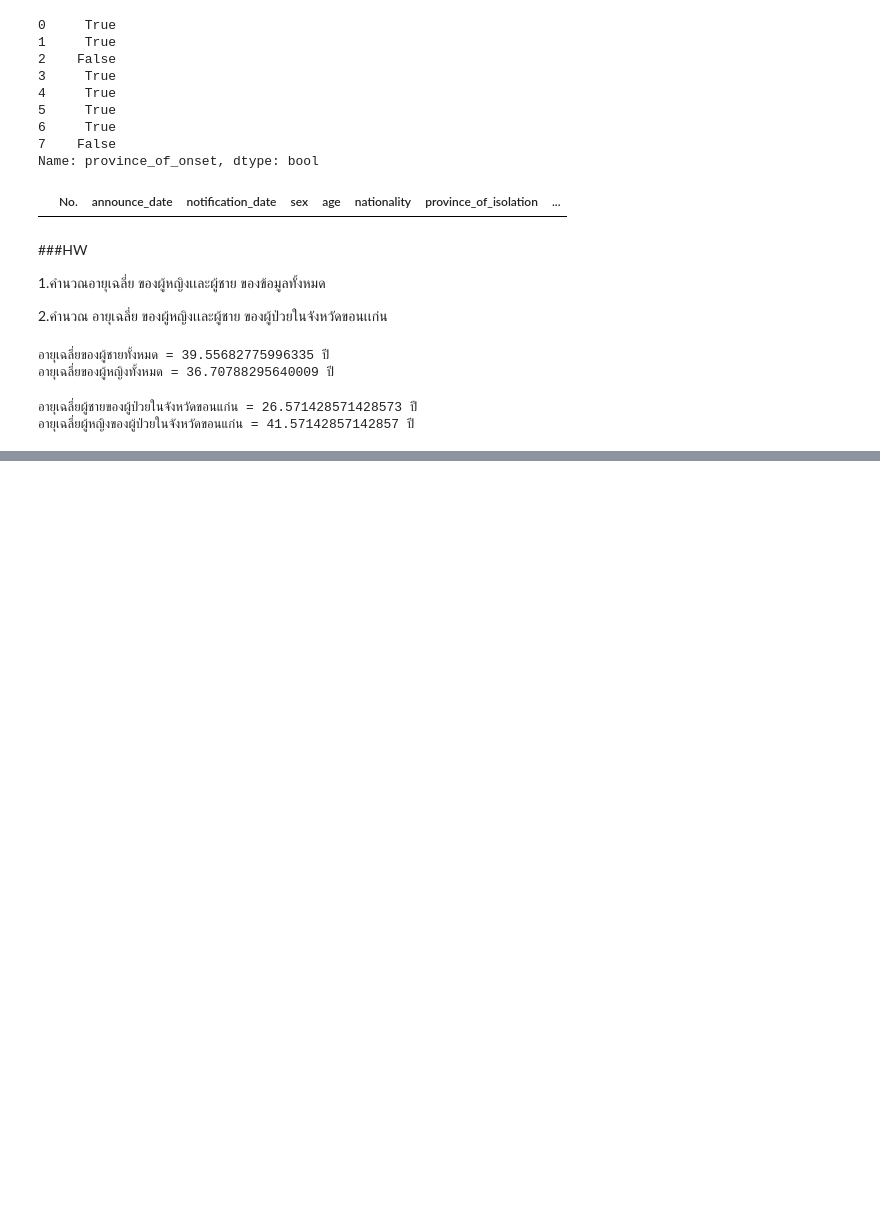
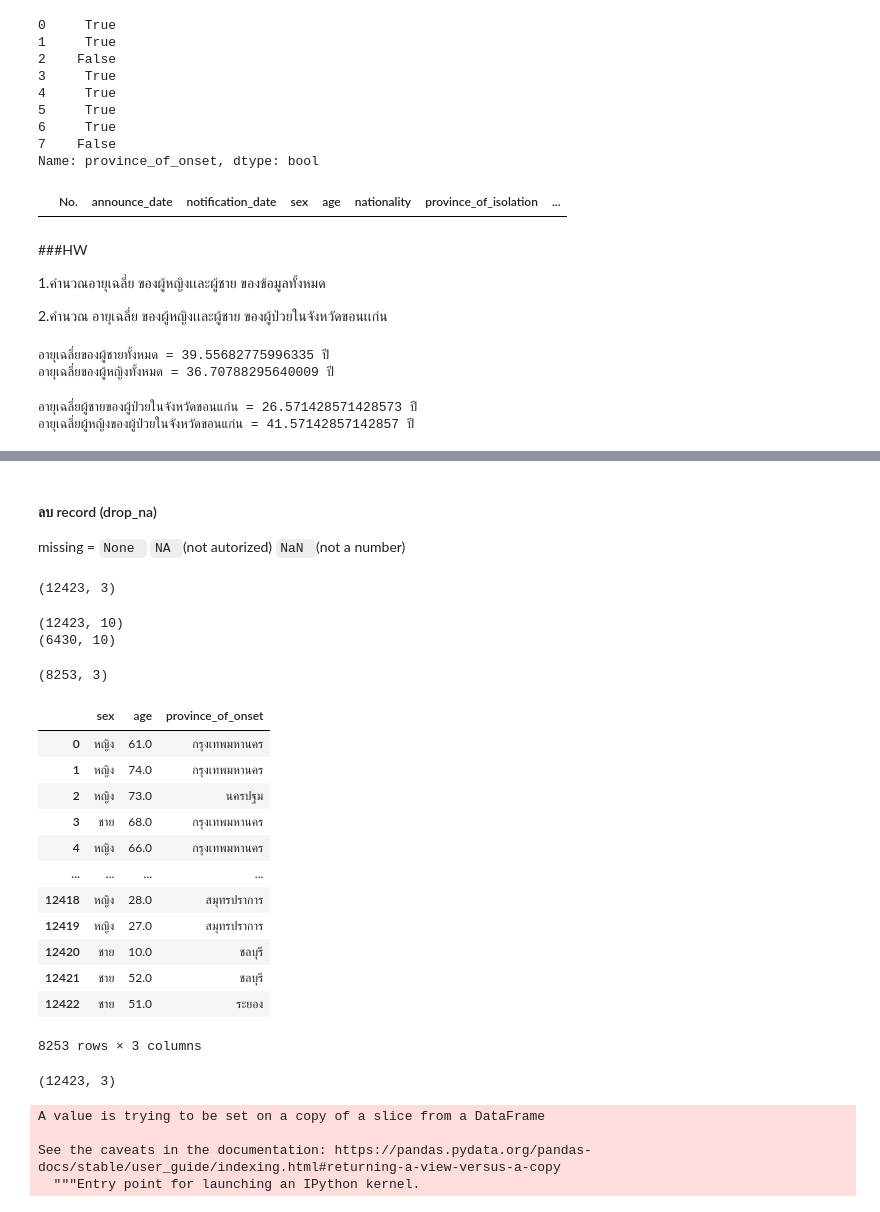
Before and after one commit to Watcharinkh/Data_viz, a Jupyter notebook: Pandas_101.ipynb, the cells around one changed output, grey strips where cells are left out. Drawn from its saved outputs; the diff is of its cells as text; code cells hidden in the pictures; blank space fills up the shorter version.

````diff
--- a/Pandas_101.ipynb
+++ b/Pandas_101.ipynb
@@ -206,0 +273,46 @@ print(f'อายุเฉลี่ยผู้หญิงของผู้ป
+# %% [markdown]
+#### ลบ record (drop_na)
+
+missing = ```None ```  ```NA ```(not autorized)  ```NaN ```(not a number)
+# %%
+this_data.shape
+# %% [output]
+(12423, 3)
+# %%
+print(data_covid.shape)
+print(data_covid.dropna().shape)
+# %% [output]
+(12423, 10)
+(6430, 10)
+# %%
+this_data.dropna().shape
+# %% [output]
+(8253, 3)
+# %%
+this_data.dropna()
+# %% [output]
+|  | sex | age | province_of_onset |
+| 0 | หญิง | 61.0 | กรุงเทพมหานคร |
+| 1 | หญิง | 74.0 | กรุงเทพมหานคร |
+| 2 | หญิง | 73.0 | นครปฐม |
+| 3 | ชาย | 68.0 | กรุงเทพมหานคร |
+| 4 | หญิง | 66.0 | กรุงเทพมหานคร |
+| ... | ... | ... | ... |
+| 12418 | หญิง | 28.0 | สมุทรปราการ |
+| 12419 | หญิง | 27.0 | สมุทรปราการ |
+| 12420 | ชาย | 10.0 | ชลบุรี |
+| 12421 | ชาย | 52.0 | ชลบุรี |
+| 12422 | ชาย | 51.0 | ระยอง |
+8253 rows × 3 columns
+# %%
+this_data.dropna()
+print(this_data.shape)
+# %% [output]
+(12423, 3)
+# %%
+this_data.dropna(inplace=True)
+# %% [output]
+A value is trying to be set on a copy of a slice from a DataFrame
+
+See the caveats in the documentation: https://pandas.pydata.org/pandas-docs/stable/user_guide/indexing.html#returning-a-view-versus-a-copy
+  """Entry point for launching an IPython kernel.
````
Also changed, not shown: parts of 21 cells of this notebook.
